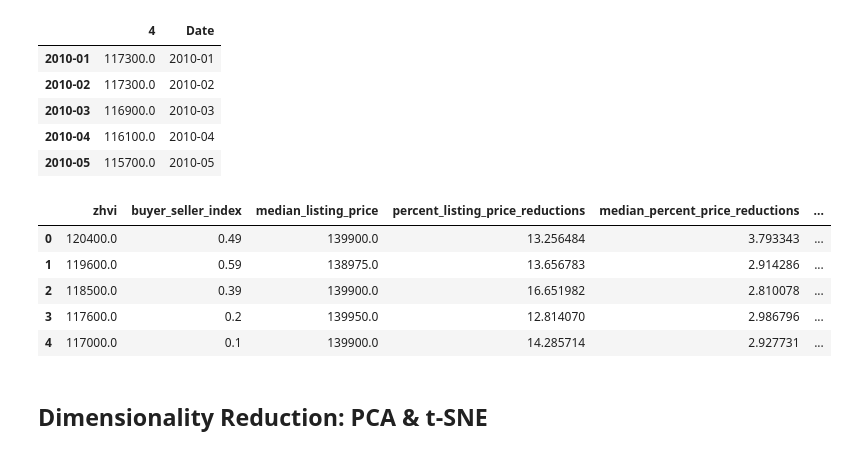
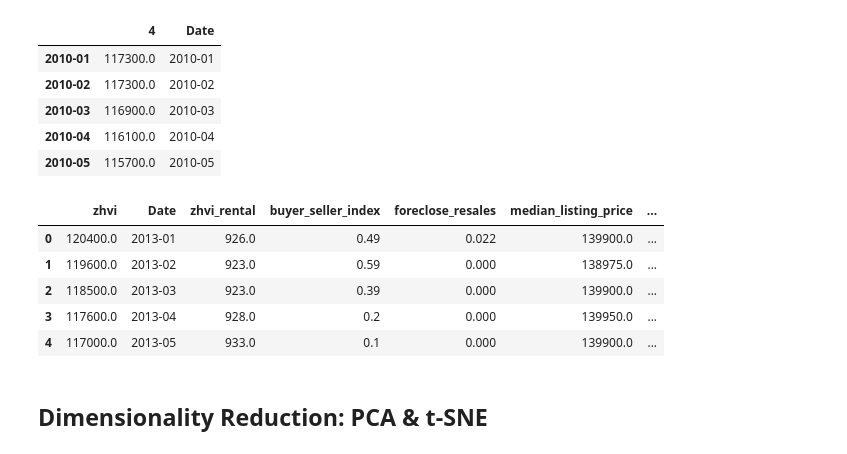
Before and after one commit to jtjones0304/zillow, a Jupyter notebook: Zillow Exploration.ipynb, the cells around one changed output. Drawn from its saved outputs; the diff is of its cells as text; code cells hidden in the pictures.

```diff
--- a/Zillow Exploration.ipynb
+++ b/Zillow Exploration.ipynb
@@ -152,22 +154,14 @@ def join_data_available(zip_code, data_sets):
 # %%
 # example of the function being run
 
-join_data_available(37042,data_sets_dict)[[
-     'zhvi',
-     'buyer_seller_index',
-     'median_listing_price',
-     'percent_listing_price_reductions',
-     'median_percent_price_reductions',
-     'monthly_listings_allhomes',
-     'median_daily_listings',
-     'price_to_rent_ratio']].head(5)
+join_data_available(37042,data_sets_dict).head()
 # %% [output]
-|  | zhvi | buyer_seller_index | median_listing_price | percent_listing_price_reductions | median_percent_price_reductions | ... |
-| 0 | 120400.0 | 0.49 | 139900.0 | 13.256484 | 3.793343 | ... |
-| 1 | 119600.0 | 0.59 | 138975.0 | 13.656783 | 2.914286 | ... |
-| 2 | 118500.0 | 0.39 | 139900.0 | 16.651982 | 2.810078 | ... |
-| 3 | 117600.0 | 0.2 | 139950.0 | 12.814070 | 2.986796 | ... |
-| 4 | 117000.0 | 0.1 | 139900.0 | 14.285714 | 2.927731 | ... |
+|  | zhvi | Date | zhvi_rental | buyer_seller_index | foreclose_resales | median_listing_price | ... |
+| 0 | 120400.0 | 2013-01 | 926.0 | 0.49 | 0.022 | 139900.0 | ... |
+| 1 | 119600.0 | 2013-02 | 923.0 | 0.59 | 0.000 | 138975.0 | ... |
+| 2 | 118500.0 | 2013-03 | 923.0 | 0.39 | 0.000 | 139900.0 | ... |
+| 3 | 117600.0 | 2013-04 | 928.0 | 0.2 | 0.000 | 139950.0 | ... |
+| 4 | 117000.0 | 2013-05 | 933.0 | 0.1 | 0.000 | 139900.0 | ... |
 # %%
 # take in a list of zip codes and datasets and generate a joined dataframe of the results
 
```
Also changed, not shown: parts of 9 cells of this notebook, 1 other file.
